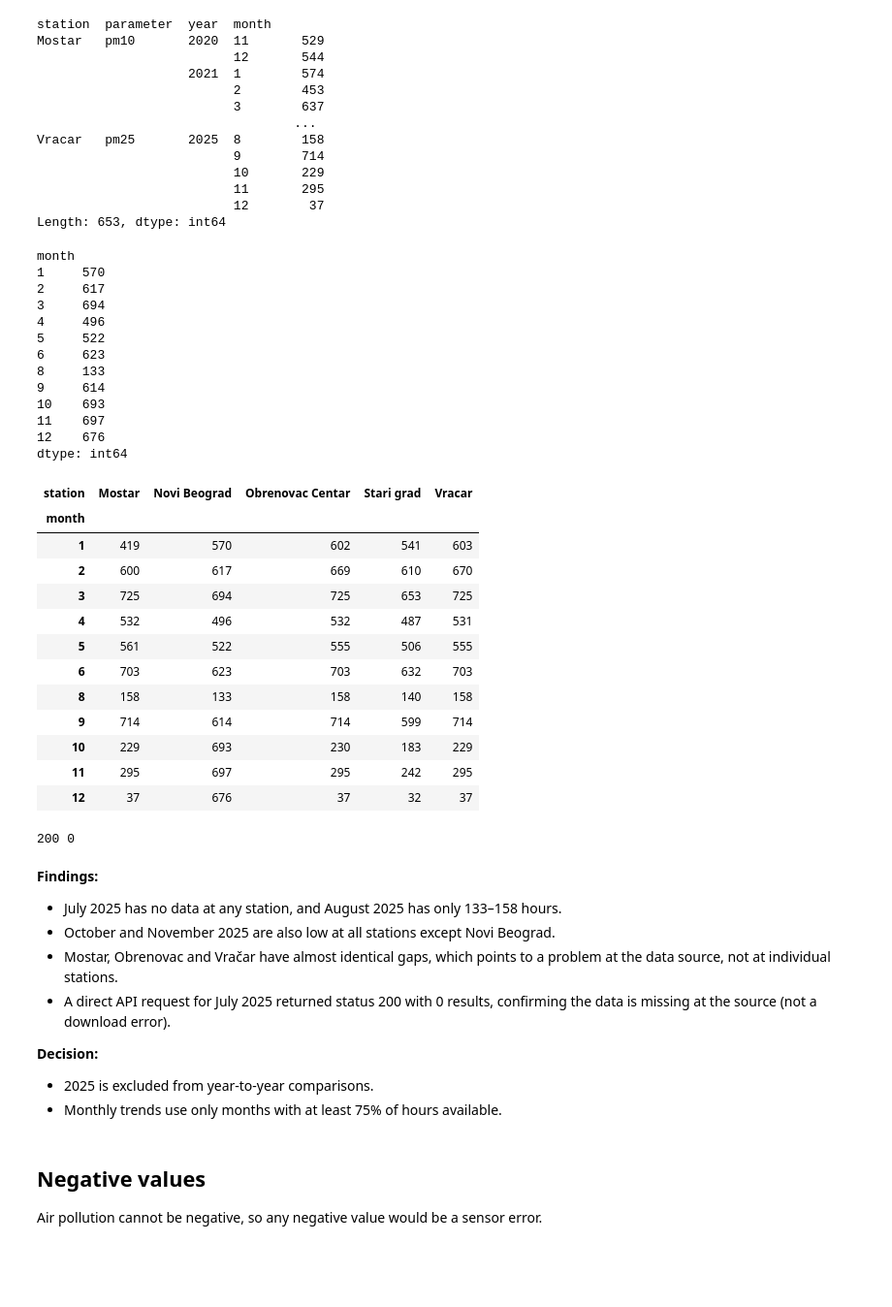
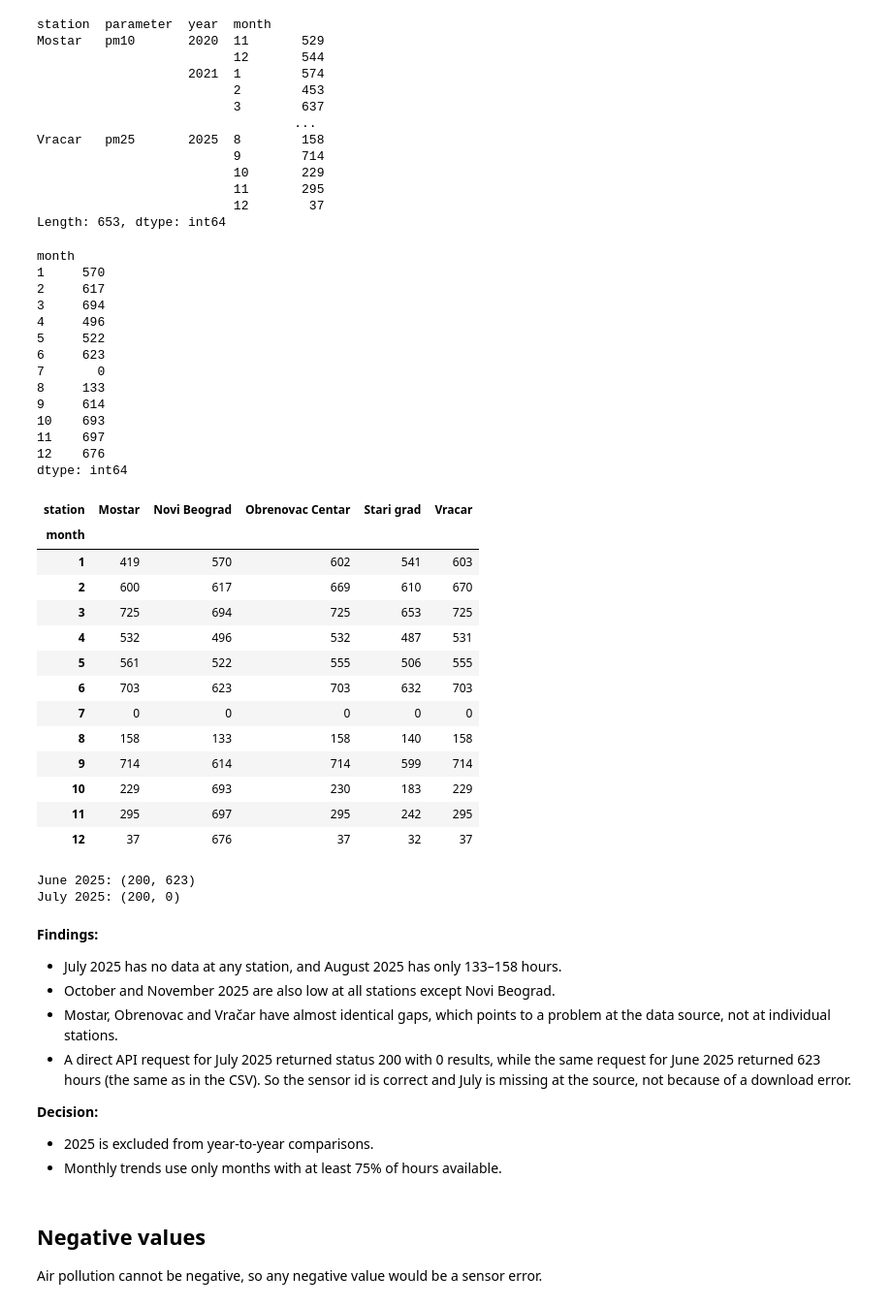
Before and after one commit to TinnTosi/belgrade-air-quality, a Jupyter notebook: notebooks/01_explore.ipynb, the cells around one changed output. Shown at 97% size. Drawn from its saved outputs; the diff is of its cells as text; code cells hidden in the pictures; blank space fills up the shorter version.

```diff
--- a/notebooks/01_explore.ipynb
+++ b/notebooks/01_explore.ipynb
@@ -261,7 +279,7 @@ Vracar   pm25       2025  8        158
 Length: 653, dtype: int64
 # %%
 mask = (df["station"] == "Novi Beograd") & (df["parameter"] == "pm10") & (df["year"] == 2025)
-df[mask].groupby("month").size()
+df[mask].groupby("month").size().reindex(range(1, 13), fill_value=0)
 # %% [output]
 month
 1     570
@@ -270,6 +288,7 @@ month
 4     496
 5     522
 6     623
+7       0
 8     133
 9     614
 10    693
@@ -278,16 +297,17 @@ month
 dtype: int64
 # %%
 mask_2025 = (df["year"] == 2025) & (df["parameter"] == "pm10")
-df[mask_2025].groupby(["month", "station"]).size().unstack("station")
+df[mask_2025].groupby(["month", "station"]).size().unstack("station").reindex(range(1, 13), fill_value=0)
 # %% [output]
 | station | Mostar | Novi Beograd | Obrenovac Centar | Stari grad | Vracar |
 | month |  |  |  |  |  |
 | 1 | 419 | 570 | 602 | 541 | 603 |
 | 2 | 600 | 617 | 669 | 610 | 670 |
 | 3 | 725 | 694 | 725 | 653 | 725 |
 | 4 | 532 | 496 | 532 | 487 | 531 |
 | 5 | 561 | 522 | 555 | 506 | 555 |
 | 6 | 703 | 623 | 703 | 632 | 703 |
+| 7 | 0 | 0 | 0 | 0 | 0 |
 | 8 | 158 | 133 | 158 | 140 | 158 |
 | 9 | 714 | 614 | 714 | 599 | 714 |
 | 10 | 229 | 693 | 230 | 183 | 229 |
@@ -301,22 +321,28 @@ load_dotenv("../.env")
 headers = {"X-API-Key": os.getenv("OPENAQ_API_KEY")}
 
 url = "https://api.openaq.org/v3/sensors/36424/hours"   # Novi Beograd, PM10
-params = {"datetime_from": "2025-07-01T00:00:00Z",
-          "datetime_to": "2025-08-01T00:00:00Z",
-          "limit": 1000}
 
-response = requests.get(url, headers=headers, params=params)
-print(response.status_code, len(response.json()["results"]))
+def count_hours(datetime_from, datetime_to):
+    params = {"datetime_from": datetime_from, "datetime_to": datetime_to, "limit": 1000}
+    response = requests.get(url, headers=headers, params=params)
+    return response.status_code, len(response.json()["results"])
+
+# June is a control: if the sensor id is right, it should return data
+print("June 2025:", count_hours("2025-06-01T00:00:00Z", "2025-07-01T00:00:00Z"))
+print("July 2025:", count_hours("2025-07-01T00:00:00Z", "2025-08-01T00:00:00Z"))
 # %% [output]
-200 0
+June 2025: (200, 623)
+July 2025: (200, 0)
 # %% [markdown]
 **Findings:**
 - July 2025 has no data at any station, and August 2025 has only 133–158 hours.
 - October and November 2025 are also low at all stations except Novi Beograd.
 - Mostar, Obrenovac and Vračar have almost identical gaps, which points to a
   problem at the data source, not at individual stations.
-- A direct API request for July 2025 returned status 200 with 0 results,
-  confirming the data is missing at the source (not a download error).
+- A direct API request for July 2025 returned status 200 with 0 results, while
+  the same request for June 2025 returned 623 hours (the same as in the CSV).
+  So the sensor id is correct and July is missing at the source, not because
+  of a download error.
 
 **Decision:**
 - 2025 is excluded from year-to-year comparisons.
```
Also changed, not shown: parts of 4 cells of this notebook.
